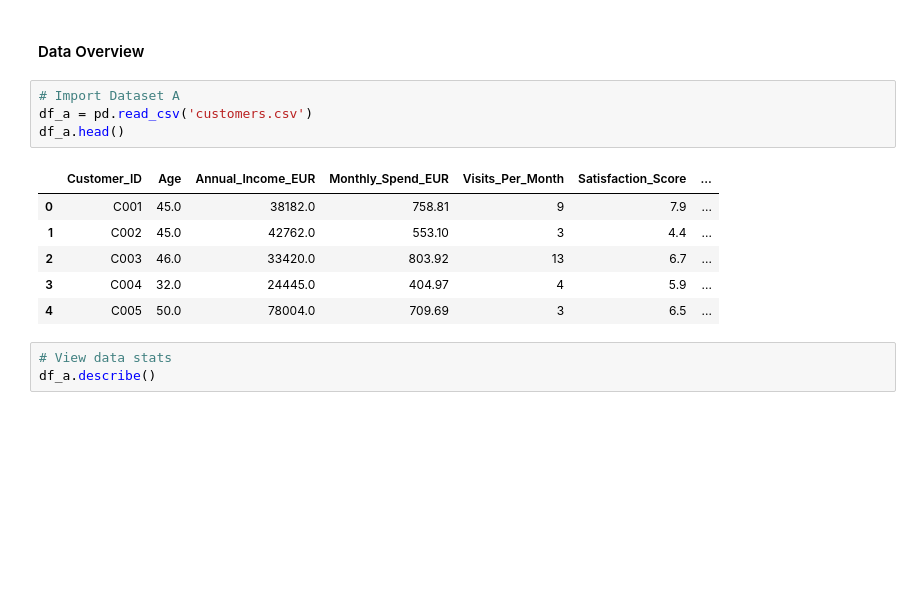
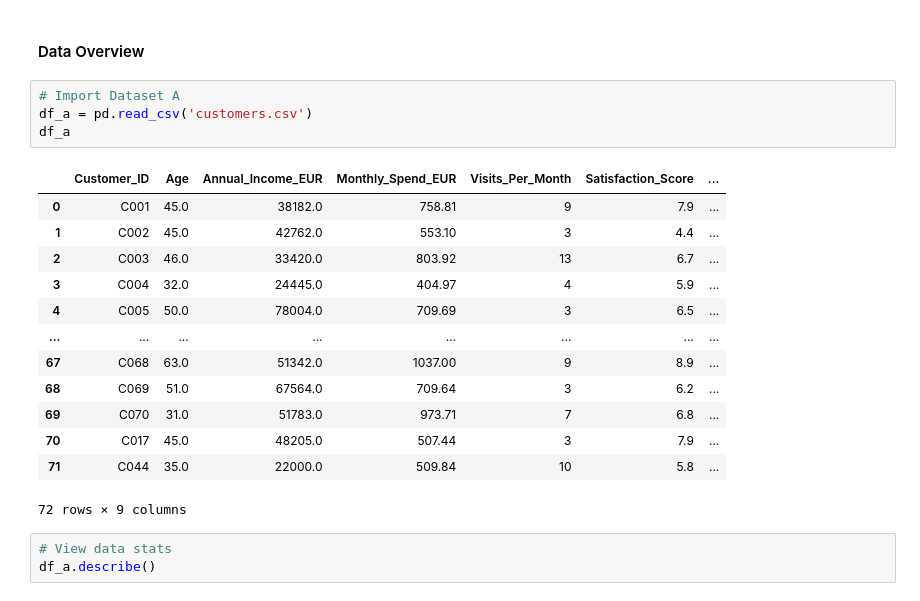
Before and after one commit to Ri-Dearg/da-labs, a Jupyter notebook: lab3_transform_regression.ipynb, the cells around one changed output. Cells and saved outputs as stored; diff of their text form; blank space fills up the shorter version.

```diff
--- a/lab3_transform_regression.ipynb
+++ b/lab3_transform_regression.ipynb
@@ -29,14 +29,21 @@ import seaborn as sns
 # %%
 # Import Dataset A
 df_a = pd.read_csv('customers.csv')
-df_a.head()
+df_a
 # %% [output]
 |  | Customer_ID | Age | Annual_Income_EUR | Monthly_Spend_EUR | Visits_Per_Month | Satisfaction_Score | ... |
 | 0 | C001 | 45.0 | 38182.0 | 758.81 | 9 | 7.9 | ... |
 | 1 | C002 | 45.0 | 42762.0 | 553.10 | 3 | 4.4 | ... |
 | 2 | C003 | 46.0 | 33420.0 | 803.92 | 13 | 6.7 | ... |
 | 3 | C004 | 32.0 | 24445.0 | 404.97 | 4 | 5.9 | ... |
 | 4 | C005 | 50.0 | 78004.0 | 709.69 | 3 | 6.5 | ... |
+| ... | ... | ... | ... | ... | ... | ... | ... |
+| 67 | C068 | 63.0 | 51342.0 | 1037.00 | 9 | 8.9 | ... |
+| 68 | C069 | 51.0 | 67564.0 | 709.64 | 3 | 6.2 | ... |
+| 69 | C070 | 31.0 | 51783.0 | 973.71 | 7 | 6.8 | ... |
+| 70 | C017 | 45.0 | 48205.0 | 507.44 | 3 | 7.9 | ... |
+| 71 | C044 | 35.0 | 22000.0 | 509.84 | 10 | 5.8 | ... |
+72 rows × 9 columns
 # %%
 # View data stats
 df_a.describe()
```
Also changed, not shown: parts of 10 cells of this notebook.
